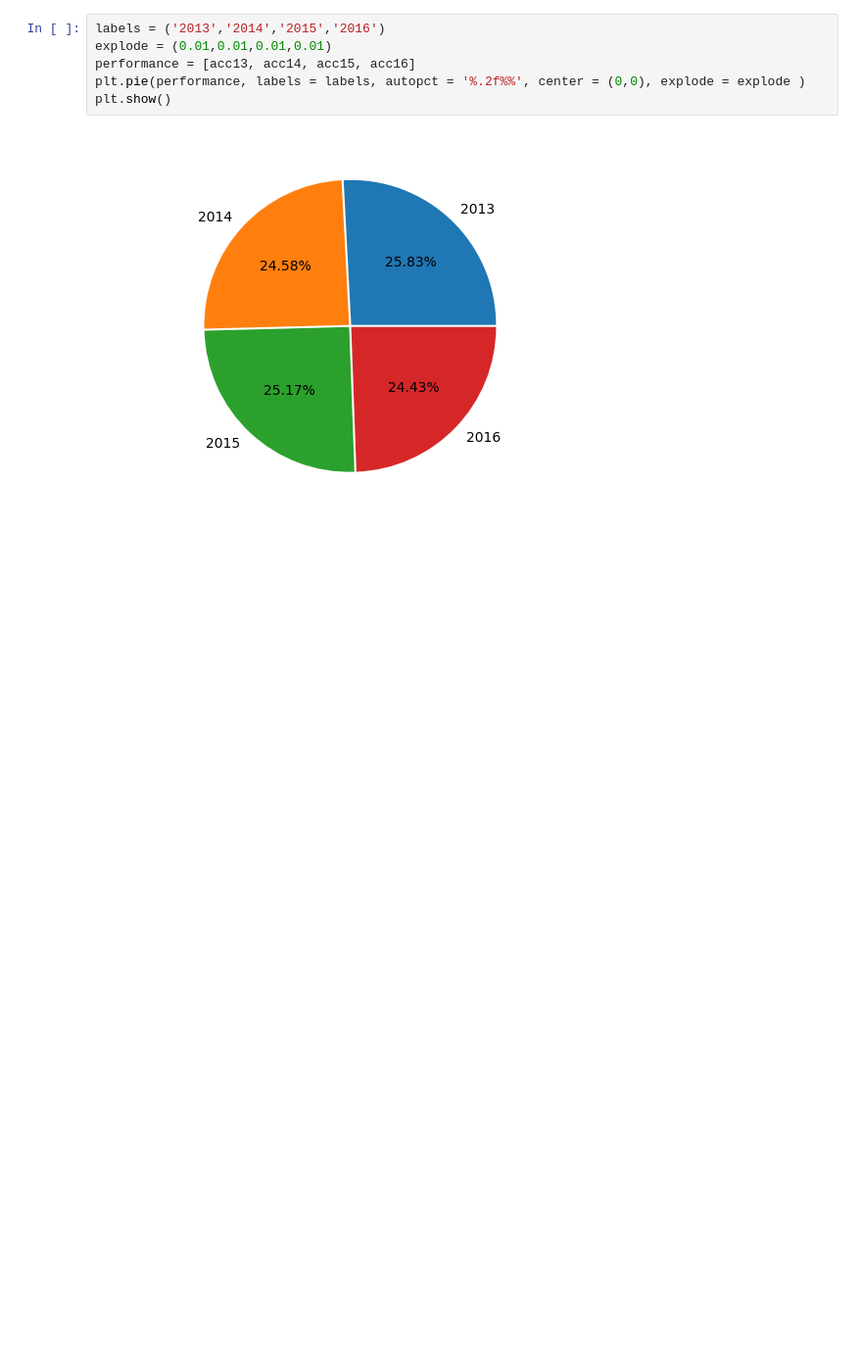
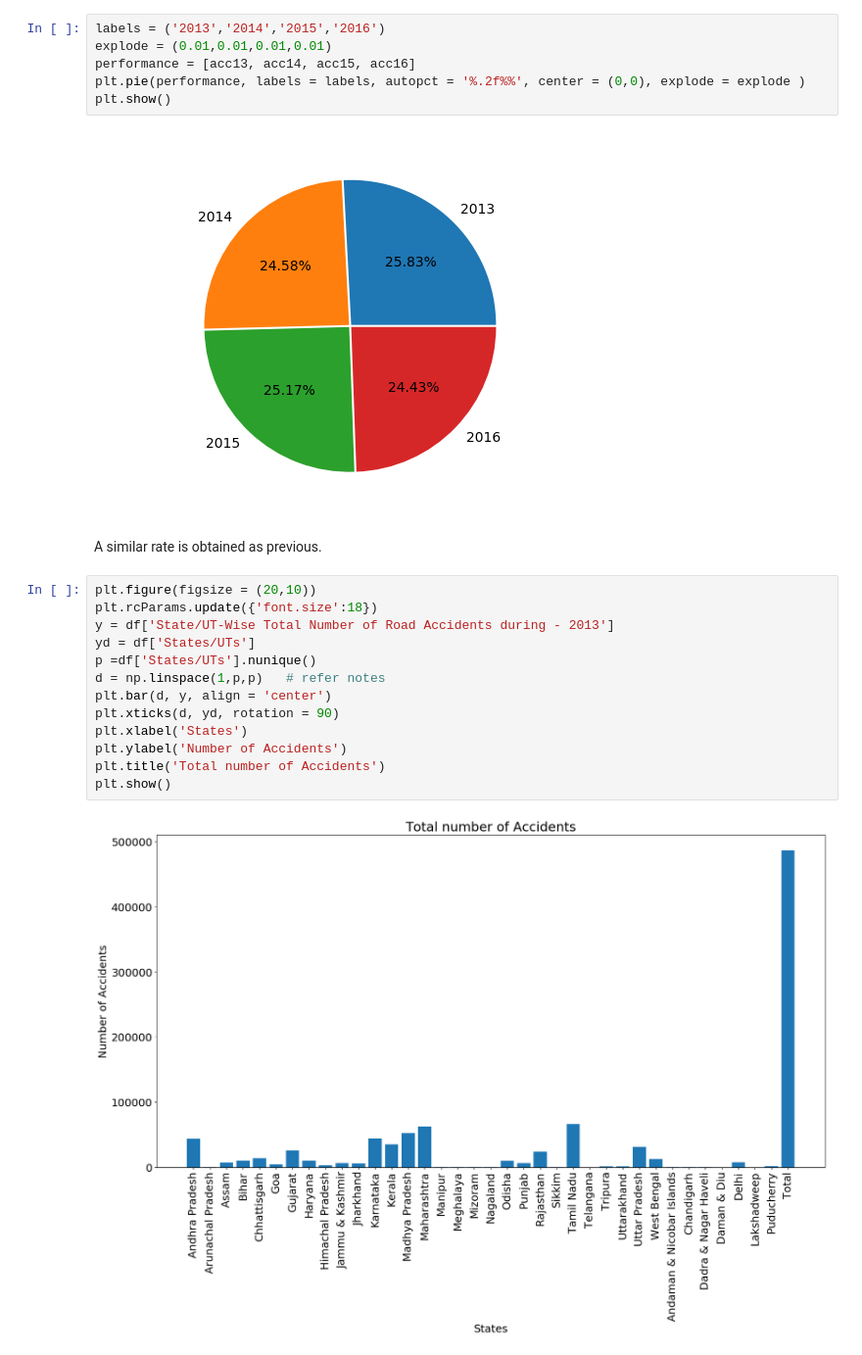
Before and after one commit to katreparitosh/Multi-Dimentional-Data-Analytics-of-Road-Accidents-in-India, a Jupyter notebook: Road-Accidents-Analysis.ipynb, the cells around one changed output. Shown: that part at 98% size. Saved outputs shown, nothing was run; the diff lists cells and outputs as text; blank space fills up the shorter version.

```diff
--- a/Road-Accidents-Analysis.ipynb
+++ b/Road-Accidents-Analysis.ipynb
@@ -313,3 +329,20 @@ plt.pie(performance, labels = labels, autopct = '%.2f%%', center = (0,0), explod
 plt.show()
 # %% [output]
 [figure]
+# %% [markdown]
+A similar rate is obtained as previous.
+# %%
+plt.figure(figsize = (20,10))
+plt.rcParams.update({'font.size':18})
+y = df['State/UT-Wise Total Number of Road Accidents during - 2013']
+yd = df['States/UTs']
+p =df['States/UTs'].nunique()
+d = np.linspace(1,p,p)   # refer notes
+plt.bar(d, y, align = 'center')
+plt.xticks(d, yd, rotation = 90)
+plt.xlabel('States')
+plt.ylabel('Number of Accidents')
+plt.title('Total number of Accidents')
+plt.show()
+# %% [output]
+[figure, added]
```
Also changed, not shown: parts of 16 cells of this notebook.
